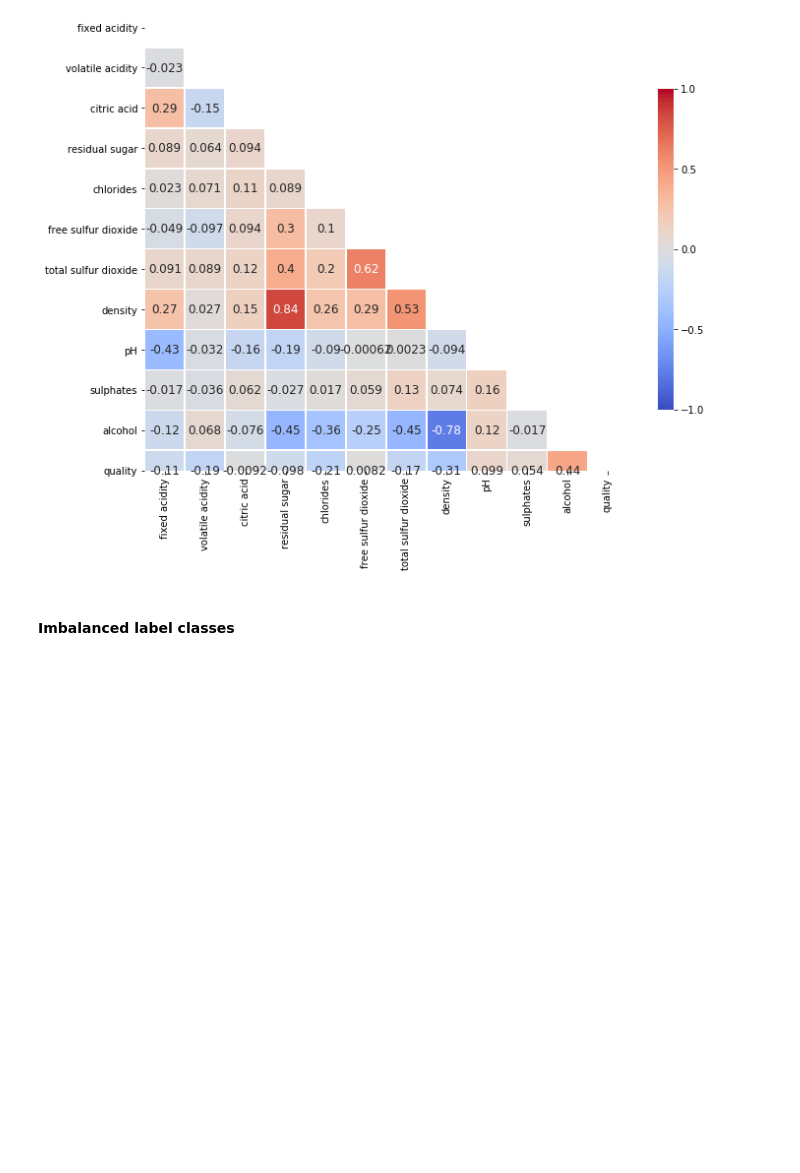
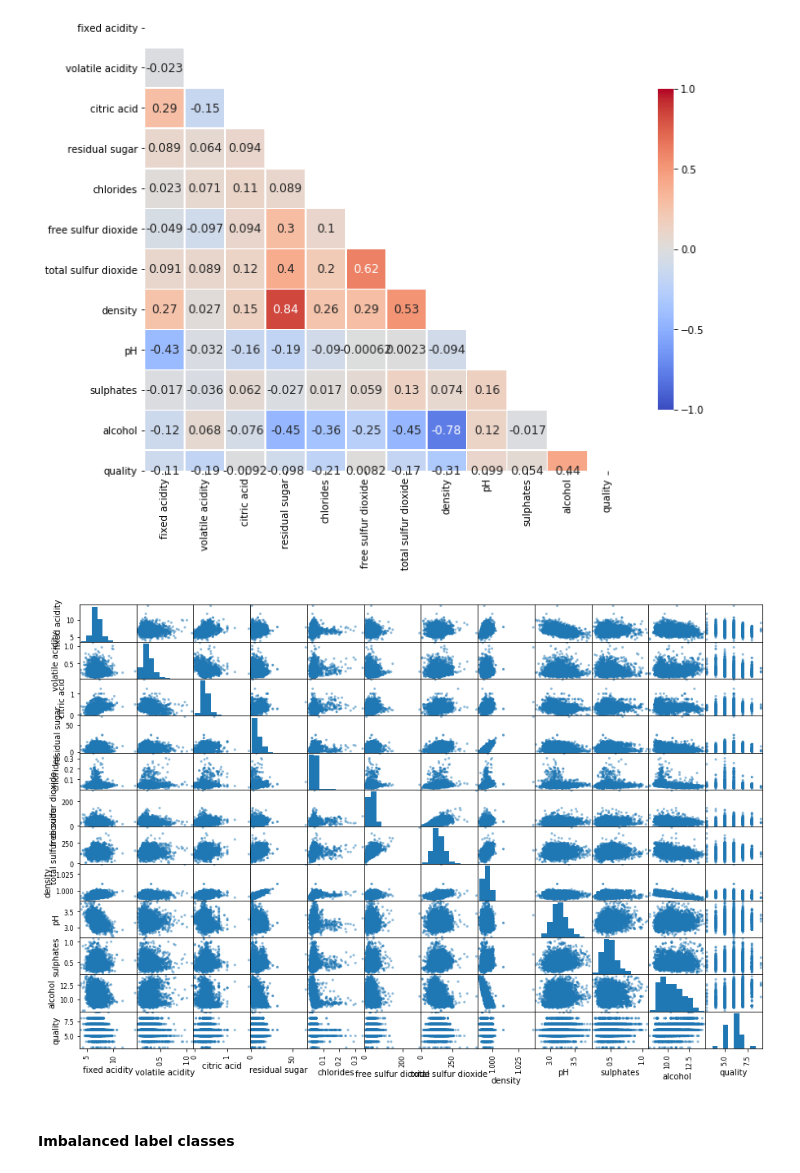
Before and after one commit to nhanph/BMME_480_Pham, a Jupyter notebook: Project/Presentation.ipynb, the cells around one changed output. Saved outputs shown, nothing was run; the diff lists cells and outputs as text; code cells hidden in the pictures; blank space fills up the shorter version.

```diff
--- a/Project/Presentation.ipynb
+++ b/Project/Presentation.ipynb
@@ -78,6 +140,12 @@ ax.set_xticklabels(corr_matrix.columns)
 sns.set_style({'xtick.bottom': True}, {'ytick.left': True})
 # %% [output]
 [figure]
+# %%
+from pandas.plotting import scatter_matrix
+
+_ = scatter_matrix(dataset, figsize=(15, 10))
+# %% [output]
+[figure, added]
 # %% [markdown]
 #### Imbalanced label classes
 # %%
```
Also changed, not shown: parts of 8 cells of this notebook, 1 other file.
